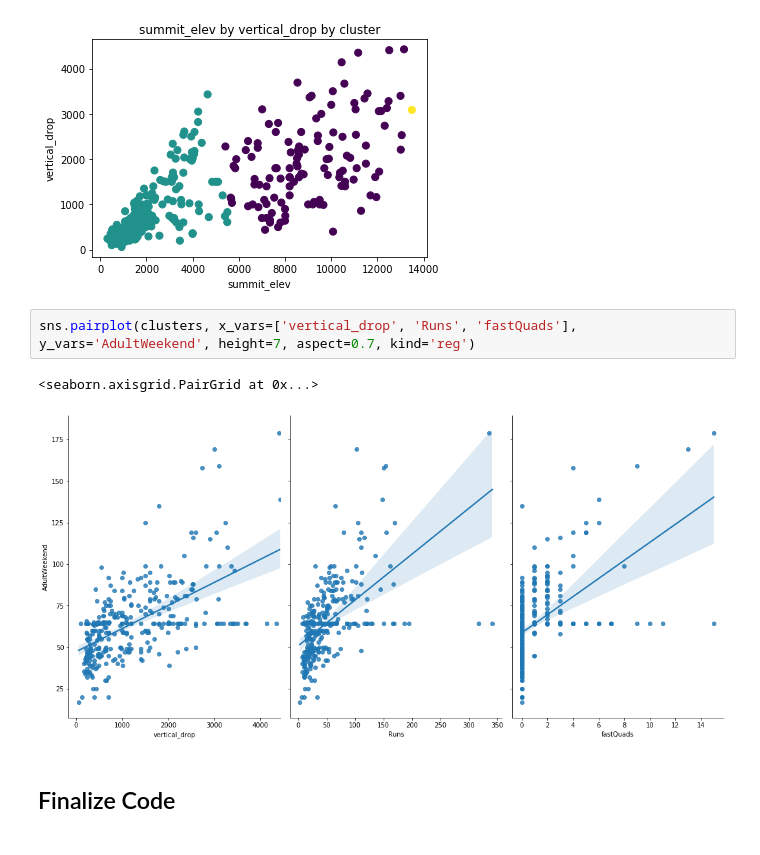
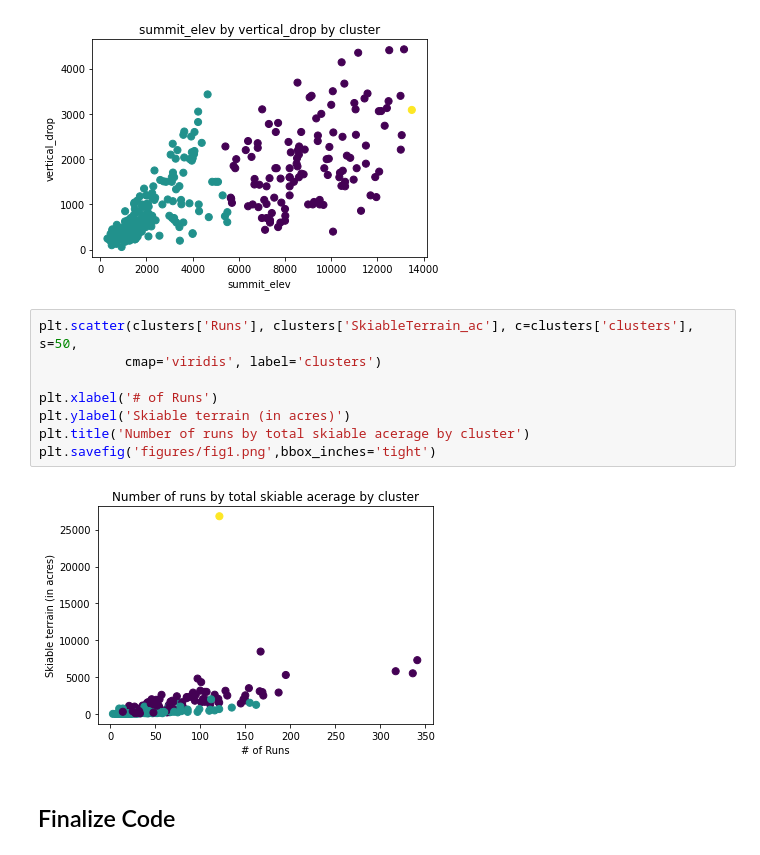
Before and after one commit to jordansahls/Guided-Capstone-Project, a Jupyter notebook: GuidedCapstoneStep6HL.ipynb, the cells around one changed output. Saved outputs shown, nothing was run; the diff lists cells and outputs as text.

```diff
--- a/GuidedCapstoneStep6HL.ipynb
+++ b/GuidedCapstoneStep6HL.ipynb
@@ -153,11 +157,16 @@ plt.title('summit_elev by vertical_drop by cluster')
 plt.savefig('figures/fig1.png',bbox_inches='tight')
 # %% [output]
 [figure]
-# %%
-sns.pairplot(clusters, x_vars=['vertical_drop', 'Runs', 'fastQuads'], y_vars='AdultWeekend', height=7, aspect=0.7, kind='reg')
-# %% [output]
-<seaborn.axisgrid.PairGrid at 0x...>
-[figure, removed]
+# %%
+plt.scatter(clusters['Runs'], clusters['SkiableTerrain_ac'], c=clusters['clusters'], s=50,
+           cmap='viridis', label='clusters')
+
+plt.xlabel('# of Runs')
+plt.ylabel('Skiable terrain (in acres)')
+plt.title('Number of runs by total skiable acerage by cluster')
+plt.savefig('figures/fig1.png',bbox_inches='tight')
+# %% [output]
+[figure, added]
 # %% [markdown]
 ## Finalize Code
 # %% [markdown]
```
Also changed, not shown: parts of 18 cells of this notebook.
